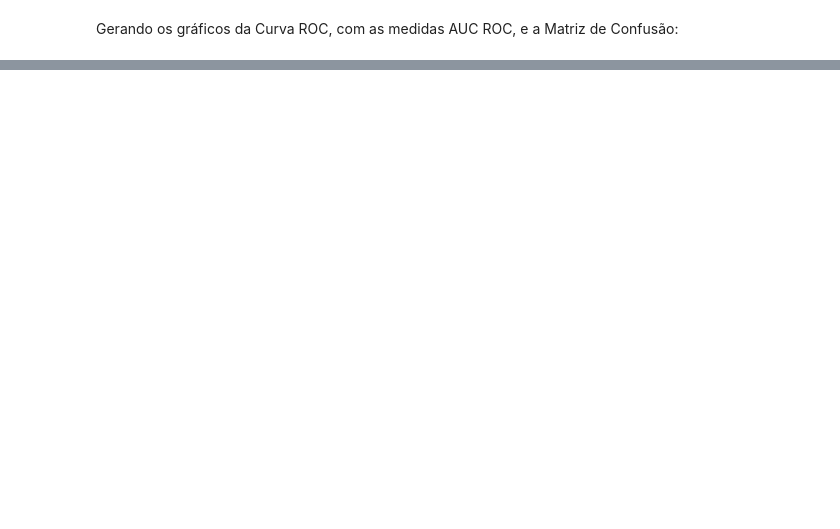
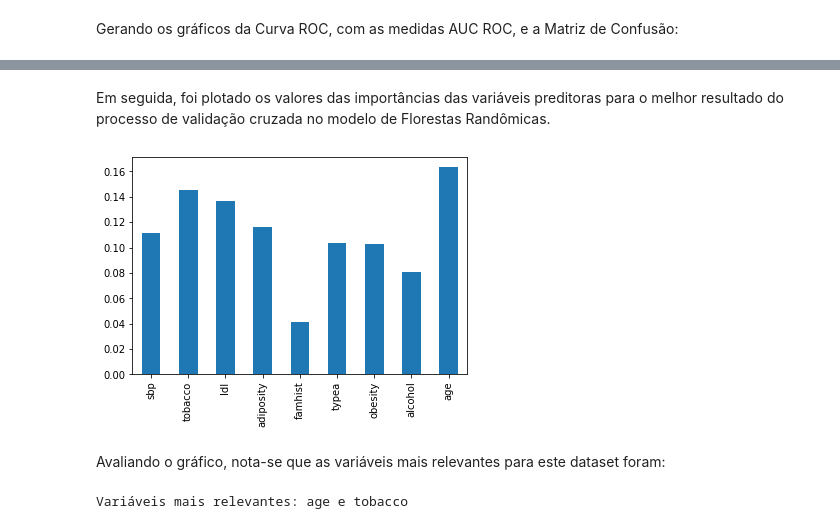
Before and after one commit to kallebe/fsi-projeto-1, a Jupyter notebook: projeto_1.ipynb, the cells around one changed output, grey strips where cells are left out. Cells and saved outputs as stored; diff of their text form; code cells hidden in the pictures; blank space fills up the shorter version.

```diff
--- a/projeto_1.ipynb
+++ b/projeto_1.ipynb
@@ -141,0 +153,23 @@ plot_roc_e_matriz_confusao(false_true_positives, forest_classifier, x_test, y_te
+# %% [markdown]
+Em seguida, foi plotado os valores das importâncias das variáveis preditoras para o melhor resultado do processo de validação cruzada no modelo de Florestas Randômicas.
+# %%
+importances = pd.Series(feature_importances, index=x_train.columns)
+importances.plot.bar()
+plt.show()
+# %% [output]
+[figure, added]
+# %% [markdown]
+Avaliando o gráfico, nota-se que as variáveis mais relevantes para este dataset foram:
+# %%
+f_importances = feature_importances[:]
+
+max_index = np.argmax(f_importances)
+most_important = x_train.columns[max_index]
+
+f_importances[max_index] = 0
+max_index = np.argmax(f_importances)
+second_most_important = x_train.columns[max_index]
+
+print('Variáveis mais relevantes: %s e %s' % (most_important, second_most_important))
+# %% [output]
+Variáveis mais relevantes: age e tobacco
```
Also changed, not shown: parts of 7 cells of this notebook.
